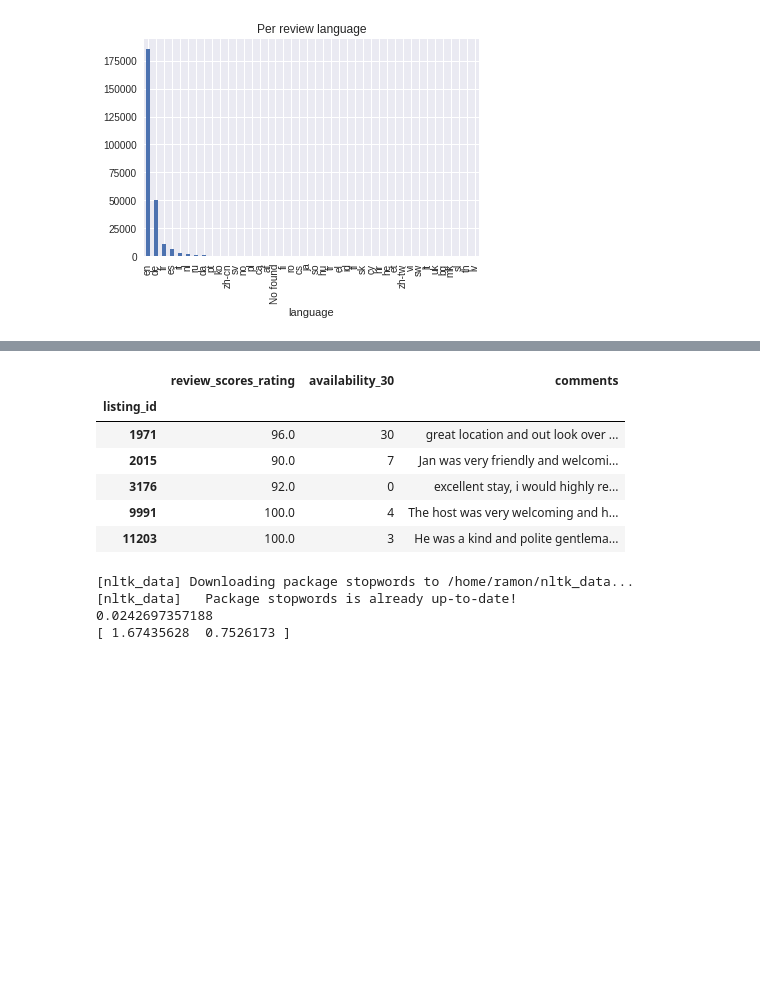
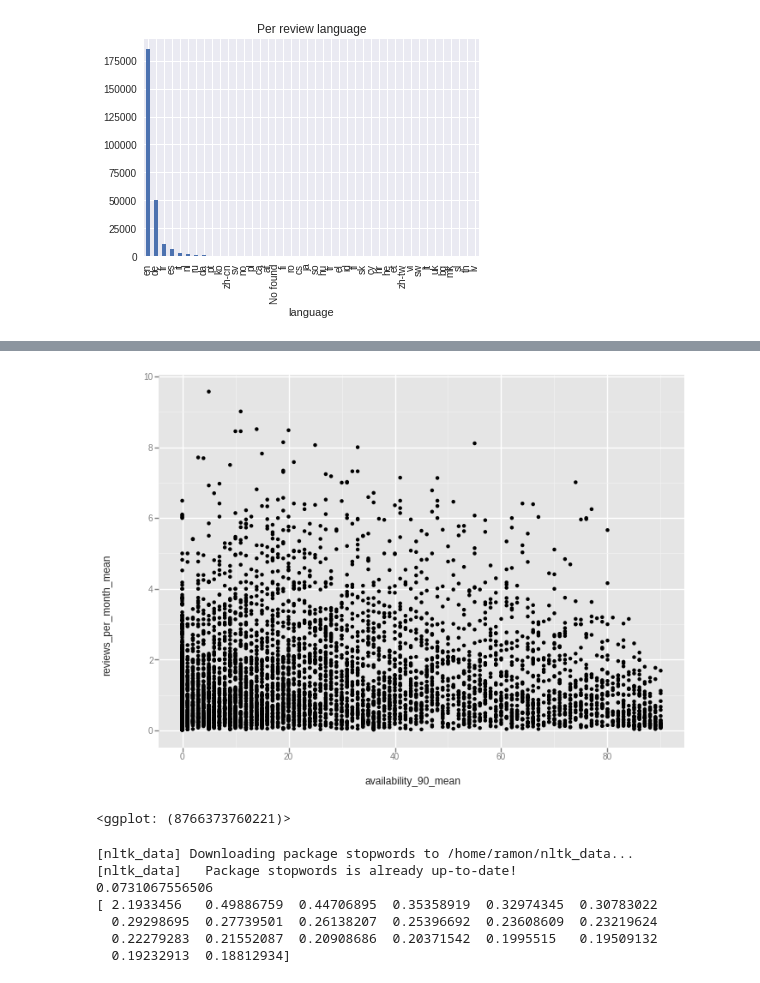
Before and after one commit to clementlefevre/udacity_ML, a Jupyter notebook: capstone_project/Text Vectorization.ipynb, the cells around one changed output, grey strips where cells are left out. Saved outputs shown, nothing was run; the diff lists cells and outputs as text; code cells hidden in the pictures; blank space fills up the shorter version.

```diff
--- a/capstone_project/Text Vectorization.ipynb
+++ b/capstone_project/Text Vectorization.ipynb
@@ -94,13 +111,8 @@ raw_text = groupy.comments.values
-# %%
-groupy.head()
-# %% [output]
-|  | review_scores_rating | availability_30 | comments |
-| listing_id |  |  |  |
-| 1971 | 96.0 | 30 | great location and out look over ... |
-| 2015 | 90.0 | 7 | Jan was very friendly and welcomi... |
-| 3176 | 92.0 | 0 | excellent stay, i would highly re... |
-| 9991 | 100.0 | 4 | The host was very welcoming and h... |
-| 11203 | 100.0 | 3 | He was a kind and polite gentlema... |
+# %%
+ggplot(groupy,aes(x='availability_90_mean',y='reviews_per_month_mean'))+geom_point()
+# %% [output]
+[figure, added]
+<ggplot: (8766373760221)>
 # %%
 porter = PorterStemmer()
 
@@ -116,17 +128,22 @@ def get_vectorized_text(X,ngram_range=(1,1),max_features=None):
     pipeline = Pipeline([('vect', TfidfVectorizer(ngram_range=ngram_range,tokenizer=tokenizer_porter,stop_words=stop,max_features=max_features)),
                          ('tfidf', TfidfTransformer())])
     return pipeline.fit_transform(X).todense()
+vectorizer = TfidfVectorizer(ngram_range=(2,2),tokenizer=tokenizer_porter,stop_words=stop,max_features=3000)
+X_vectorized = vectorizer.fit_transform(raw_text).todense()
 
-X_vectorized = get_vectorized_text(raw_text,ngram_range=(2,3),max_features=2000)
-pca = PCA(n_components=2).fit(X_vectorized)
+
+pca = PCA(n_components=20).fit(X_vectorized)
 
 print pca.explained_variance_ratio_.sum()
 print pca.explained_variance_ratio_*100
 # %% [output]
 [nltk_data] Downloading package stopwords to /home/ramon/nltk_data...
 [nltk_data]   Package stopwords is already up-to-date!
-0.0242697357188
-[ 1.67435628  0.7526173 ]
+0.0731067556506
+[ 2.1933456   0.49886759  0.44706895  0.35358919  0.32974345  0.30783022
+  0.29298695  0.27739501  0.26138207  0.25396692  0.23608609  0.23219624
+  0.22279283  0.21552087  0.20908686  0.20371542  0.1995515   0.19509132
+  0.19232913  0.18812934]
 # %%
 data2D = pca.transform(X_vectorized)
 groupy['pc1']=data2D[:,0]
```
Also changed, not shown: parts of 29 cells of this notebook, 7 other files.
